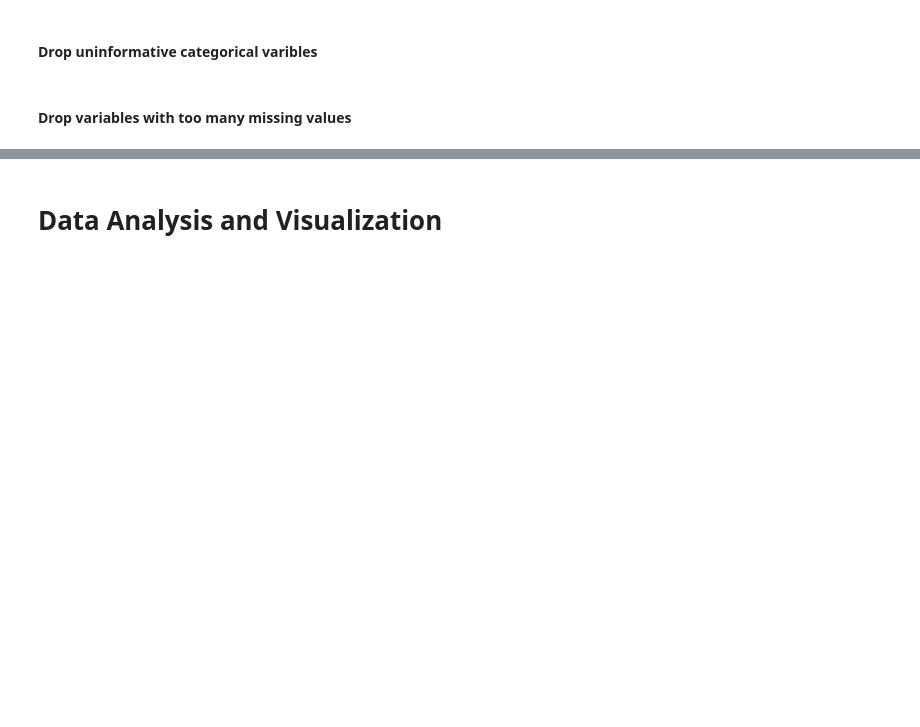
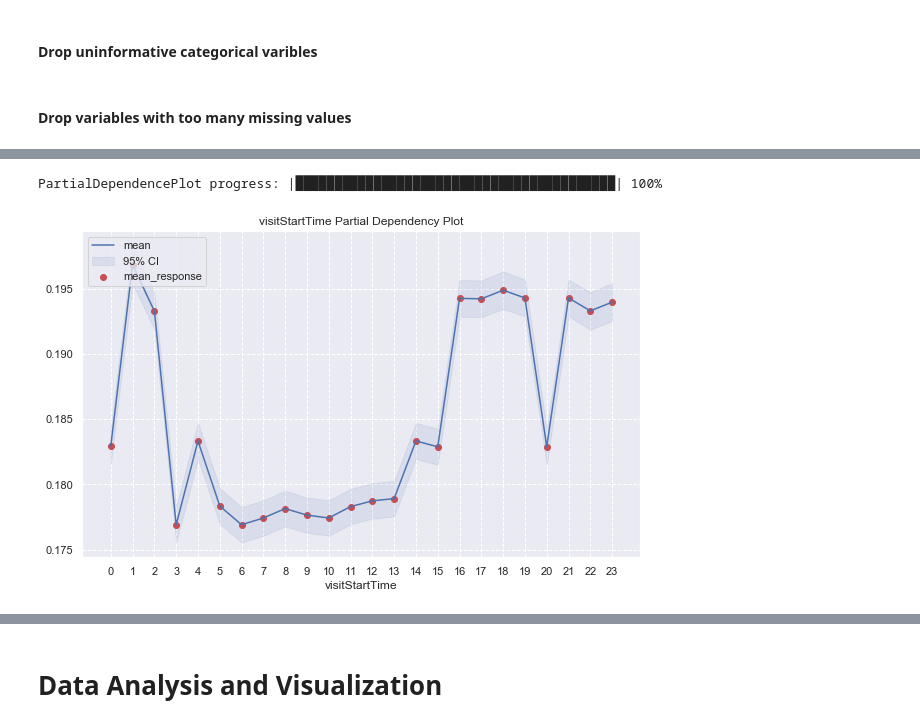
Before and after one commit to xsx99/Google_sales_prediction, a Jupyter notebook: kaggle/data_exploration.ipynb, the cells around one changed output, grey strips where cells are left out. Drawn from its saved outputs; the diff is of its cells as text; code cells hidden in the pictures; blank space fills up the shorter version.

```diff
--- a/kaggle/data_exploration.ipynb
+++ b/kaggle/data_exploration.ipynb
@@ -170,0 +313,8 @@ Connecting to H2O server at http://127.0.0.1:54321... successful.
+# %%
+pdp = gbm2.partial_plot(train.rbind(valid),["visitStartTime"],nbins=24)
+pdp = pdp[0].as_data_frame()
+plt.close()
+pdp = lineplot_ci(pdp,"visitStartTime".lower(),"visitStartTime",'int')
+# %% [output]
+PartialDependencePlot progress: |█████████████████████████████████████████| 100%
+[figure, added]
```
Also changed, not shown: parts of 61 cells of this notebook.
